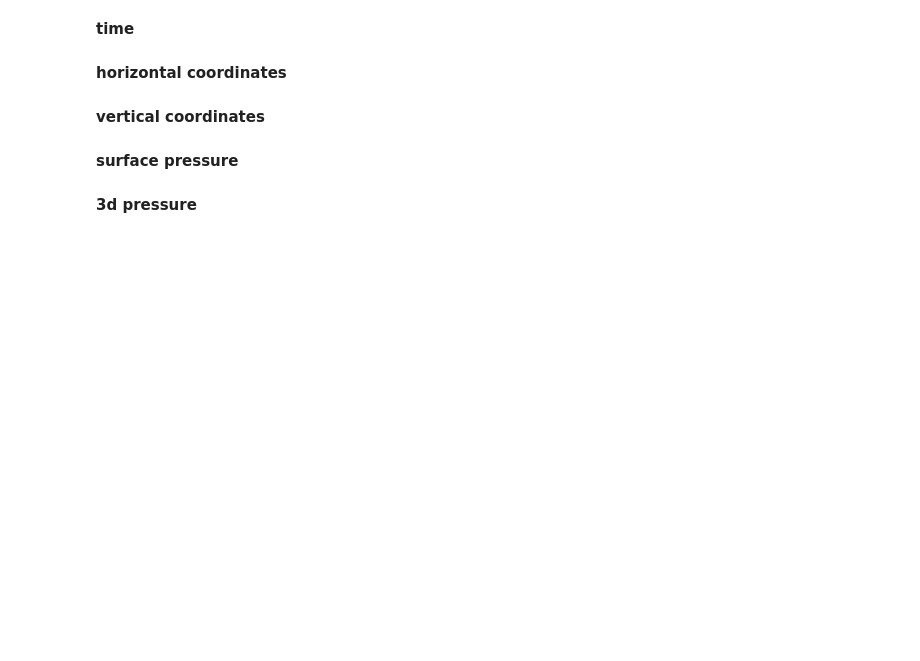
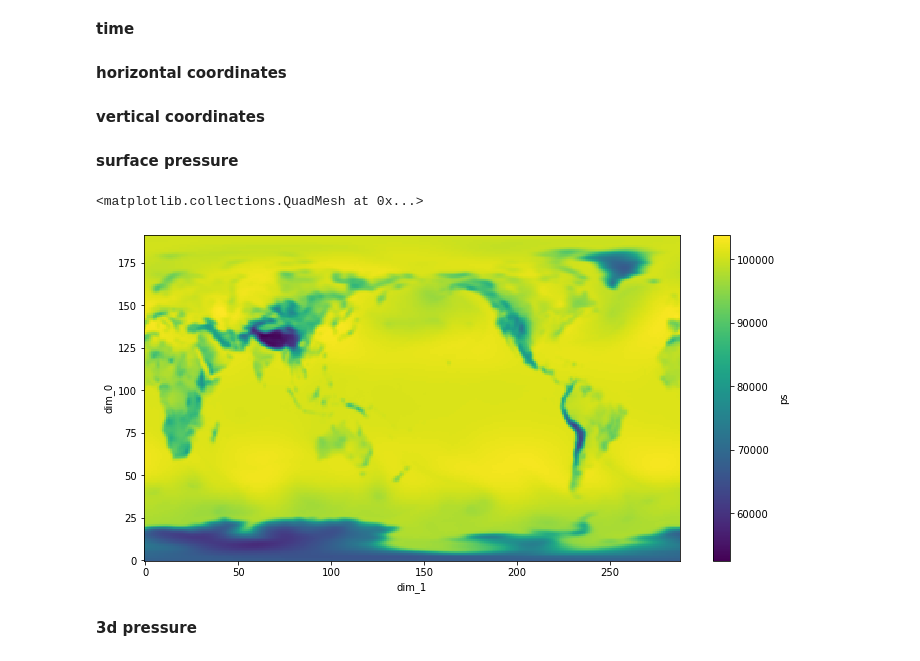
Before and after one commit to geosciz/nc2im_cesm2, a Jupyter notebook: process_nc.ipynb, the cells around one changed output. Drawn from its saved outputs; the diff is of its cells as text; code cells hidden in the pictures; blank space fills up the shorter version.

```diff
--- a/process_nc.ipynb
+++ b/process_nc.ipynb
@@ -141,6 +151,11 @@ v = ds.ps.values
 da = DataArray(name='ps', data=float32(v))
 file_name = 'ps_' + file_time + '.nc'
 da.to_netcdf(im_path+file_name)
+# %%
+da.plot()
+# %% [output]
+<matplotlib.collections.QuadMesh at 0x...>
+[figure, added]
 # %% [markdown]
 **3d pressure**
 # %%
```
Also changed, not shown: parts of 18 cells of this notebook, 3 other files.
